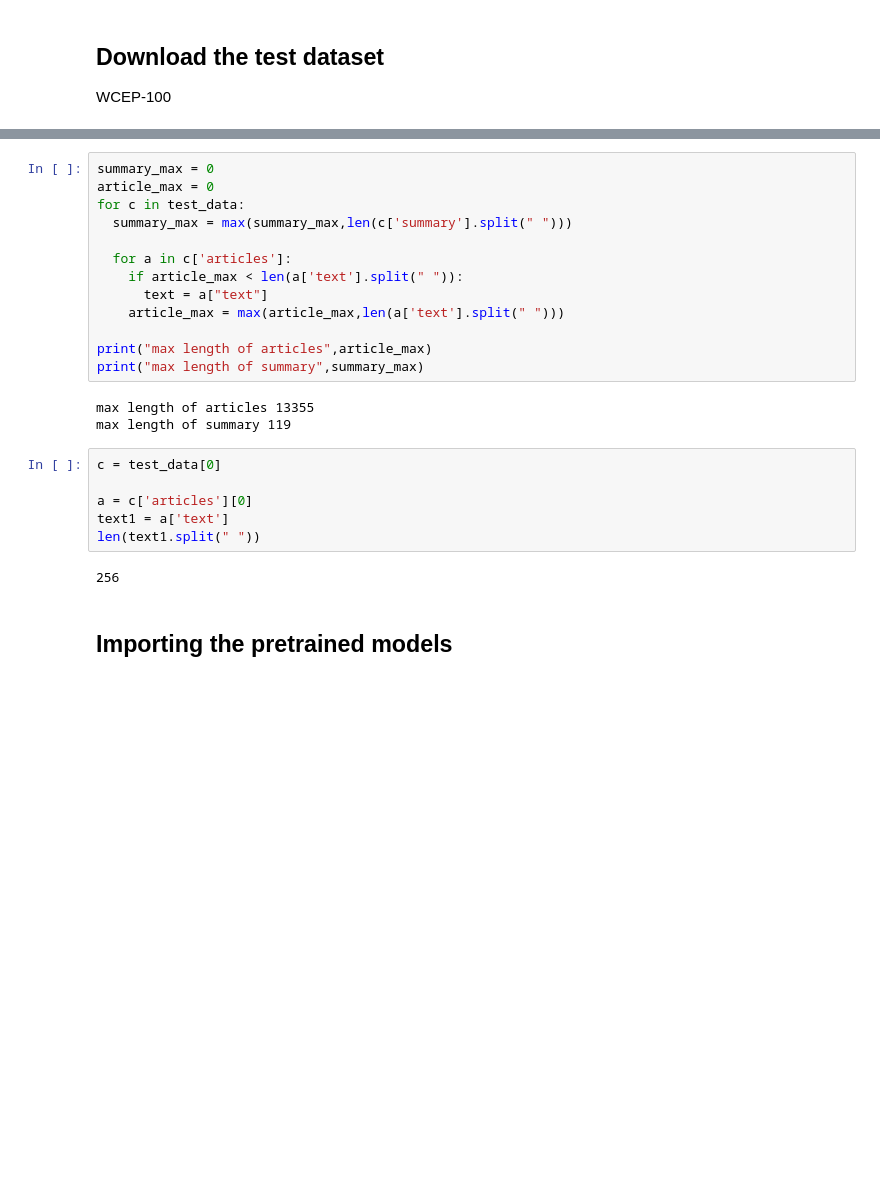
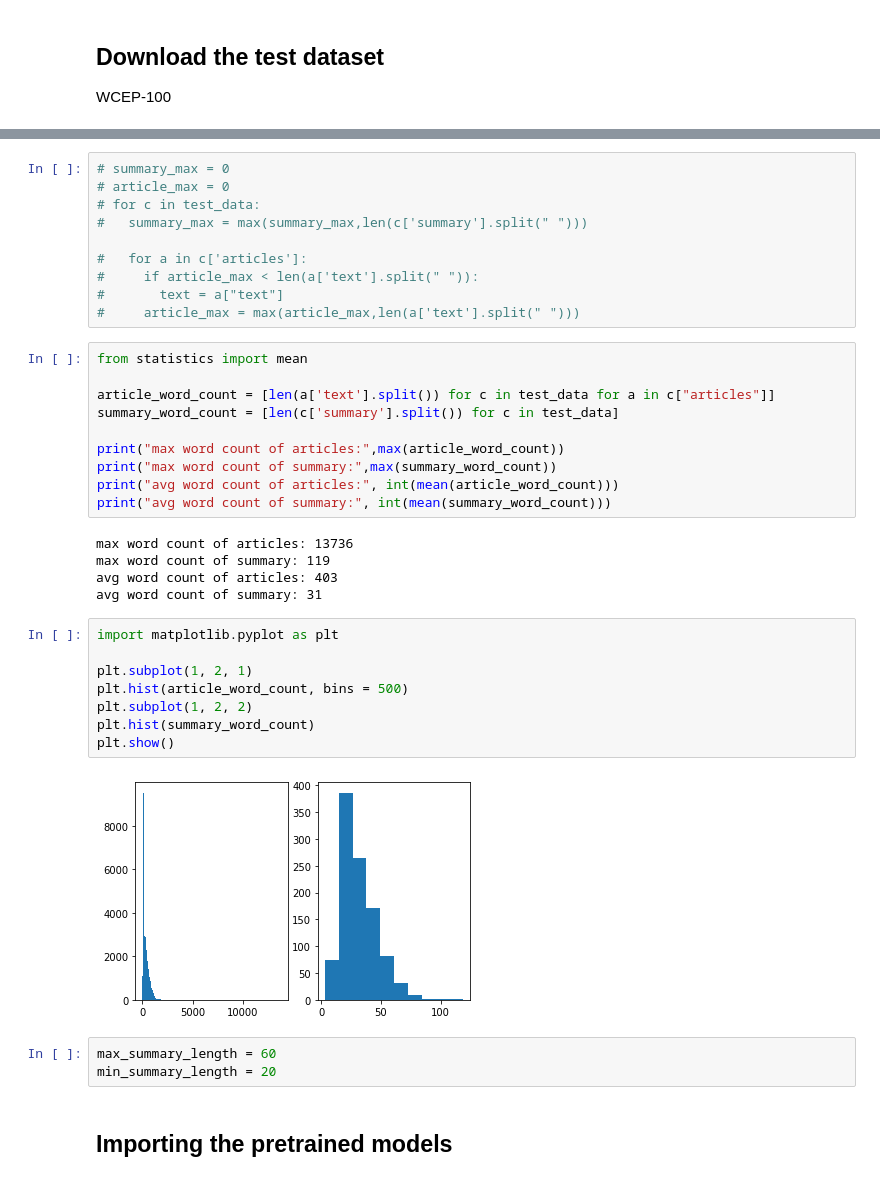
Before and after one commit to ThisDavidAdams/MMR-summarization, a Jupyter notebook: MMR_Summarisation.ipynb, the cells around one changed output, grey strips where cells are left out. Drawn from its saved outputs; the diff is of its cells as text; blank space fills up the shorter version.

```diff
--- a/MMR_Summarisation.ipynb
+++ b/MMR_Summarisation.ipynb
@@ -52,29 +57,43 @@ print(test_data[0].keys())
 Number of clusters: 1022
 dict_keys(['id', 'date', 'reference_urls', 'articles', 'summary', 'wiki_links', 'category'])
 # %%
-summary_max = 0
-article_max = 0
-for c in test_data:
-  summary_max = max(summary_max,len(c['summary'].split(" ")))
+# summary_max = 0
+# article_max = 0
+# for c in test_data:
+#   summary_max = max(summary_max,len(c['summary'].split(" ")))
 
-  for a in c['articles']:
-    if article_max < len(a['text'].split(" ")):
-      text = a["text"]
-    article_max = max(article_max,len(a['text'].split(" ")))
-
-print("max length of articles",article_max)
-print("max length of summary",summary_max)
+#   for a in c['articles']:
+#     if article_max < len(a['text'].split(" ")):
+#       text = a["text"]
+#     article_max = max(article_max,len(a['text'].split(" ")))
-# %% [output]
-max length of articles 13355
-max length of summary 119
-# %%
-c = test_data[0]
-
-a = c['articles'][0]
-text1 = a['text']
-len(text1.split(" "))
-# %% [output]
-256
+# %%
+from statistics import mean
+
+article_word_count = [len(a['text'].split()) for c in test_data for a in c["articles"]]
+summary_word_count = [len(c['summary'].split()) for c in test_data]
+
+print("max word count of articles:",max(article_word_count))
+print("max word count of summary:",max(summary_word_count))
+print("avg word count of articles:", int(mean(article_word_count)))
+print("avg word count of summary:", int(mean(summary_word_count)))
+# %% [output]
+max word count of articles: 13736
+max word count of summary: 119
+avg word count of articles: 403
+avg word count of summary: 31
+# %%
+import matplotlib.pyplot as plt
+
+plt.subplot(1, 2, 1)
+plt.hist(article_word_count, bins = 500)
+plt.subplot(1, 2, 2)
+plt.hist(summary_word_count)
+plt.show()
+# %% [output]
+[figure, added]
+# %%
+max_summary_length = 60
+min_summary_length = 20
 # %% [markdown]
 ## Importing the pretrained models
 # %%
```
Also changed, not shown: parts of 22 cells of this notebook.
